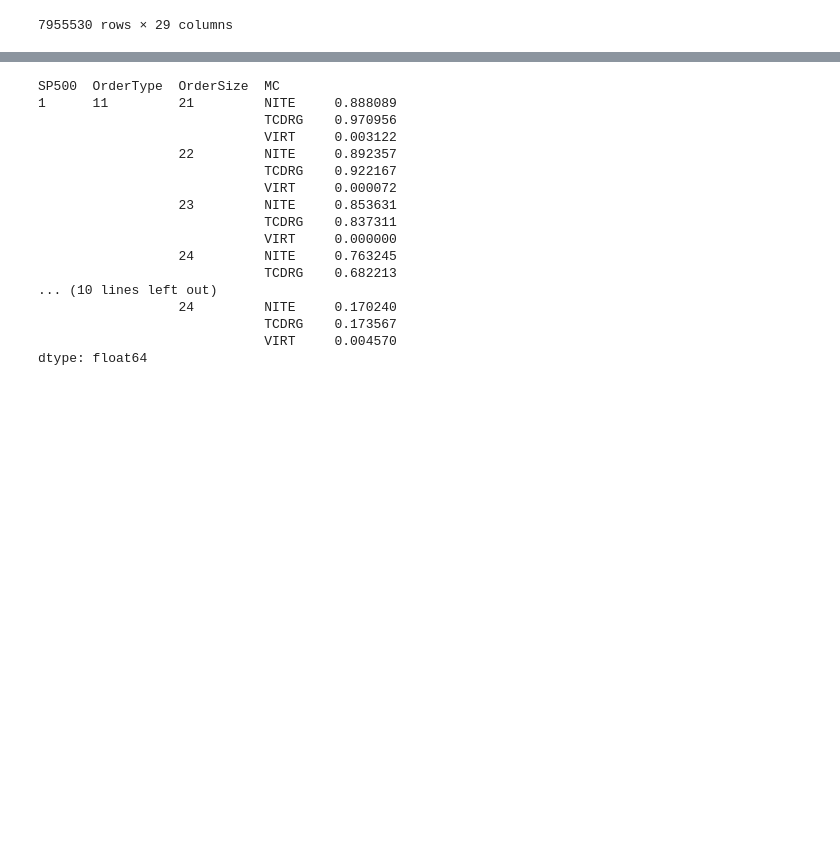
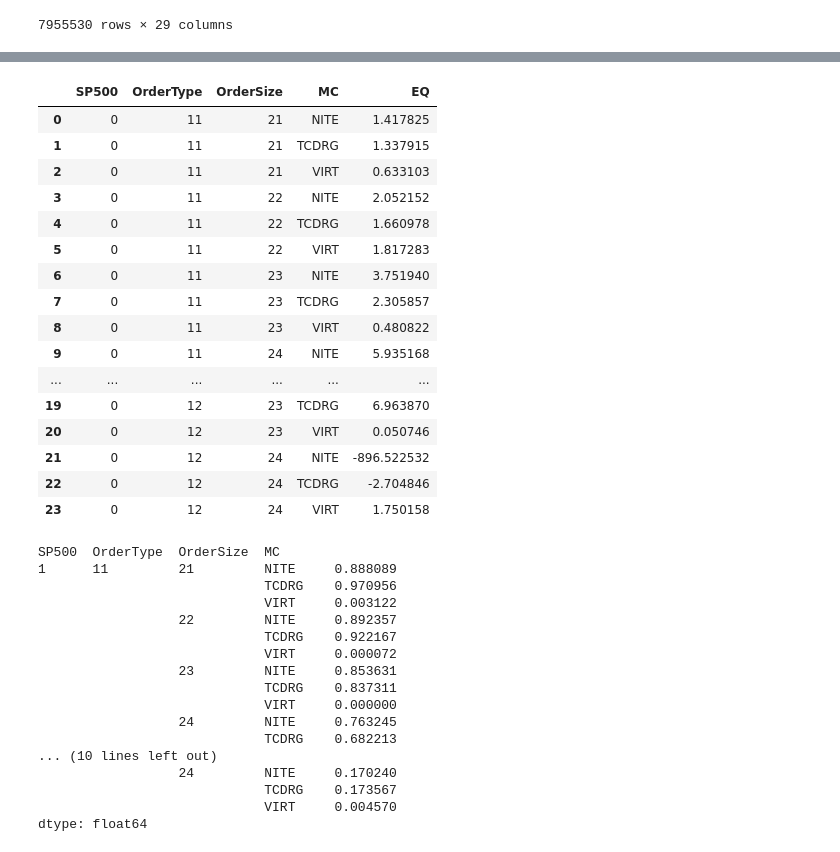
Before and after one commit to YUNYANSONG/SECReportsAnalysis, a Jupyter notebook: reports.ipynb, the cells around one changed output, grey strips where cells are left out. Drawn from its saved outputs; the diff is of its cells as text; code cells hidden in the pictures; blank space fills up the shorter version.

```diff
--- a/reports.ipynb
+++ b/reports.ipynb
@@ -498,3 +532,23 @@ pd.set_option("display.max_rows",100)
+# %%
+EQs[EQs.SP500==0]
+# %% [output]
+|  | SP500 | OrderType | OrderSize | MC | EQ |
+| 0 | 0 | 11 | 21 | NITE | 1.417825 |
+| 1 | 0 | 11 | 21 | TCDRG | 1.337915 |
+| 2 | 0 | 11 | 21 | VIRT | 0.633103 |
+| 3 | 0 | 11 | 22 | NITE | 2.052152 |
+| 4 | 0 | 11 | 22 | TCDRG | 1.660978 |
+| 5 | 0 | 11 | 22 | VIRT | 1.817283 |
+| 6 | 0 | 11 | 23 | NITE | 3.751940 |
+| 7 | 0 | 11 | 23 | TCDRG | 2.305857 |
+| 8 | 0 | 11 | 23 | VIRT | 0.480822 |
+| 9 | 0 | 11 | 24 | NITE | 5.935168 |
+| ... | ... | ... | ... | ... | ... |
+| 19 | 0 | 12 | 23 | TCDRG | 6.963870 |
+| 20 | 0 | 12 | 23 | VIRT | 0.050746 |
+| 21 | 0 | 12 | 24 | NITE | -896.522532 |
+| 22 | 0 | 12 | 24 | TCDRG | -2.704846 |
+| 23 | 0 | 12 | 24 | VIRT | 1.750158 |
 # %%
 PISharesRatio_MCs[PISharesRatio_MCs.index.get_level_values(0)==1]
 # %% [output]
```
Also changed, not shown: parts of 4 cells of this notebook.
